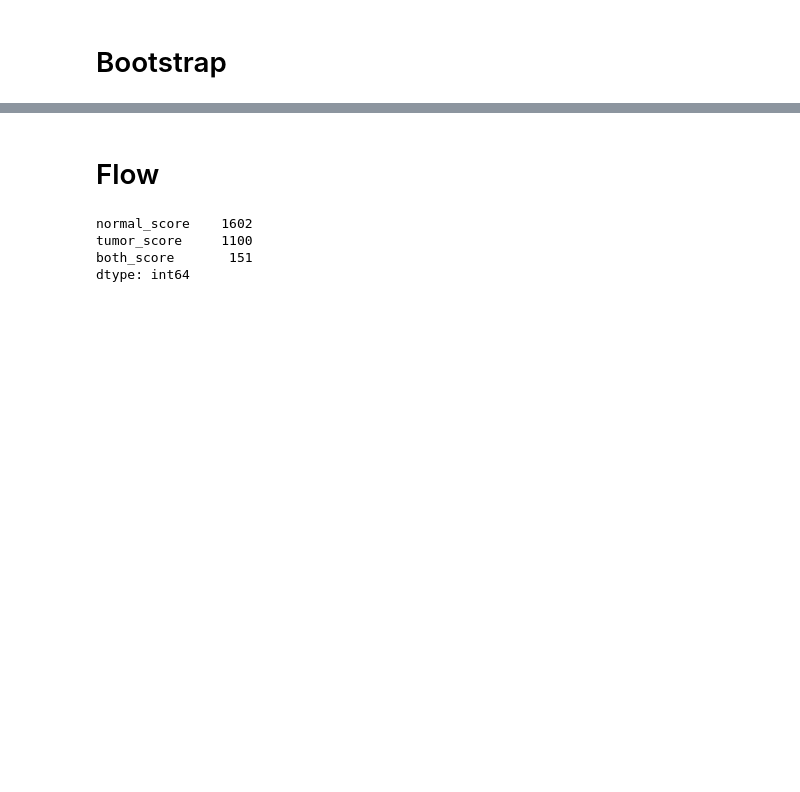
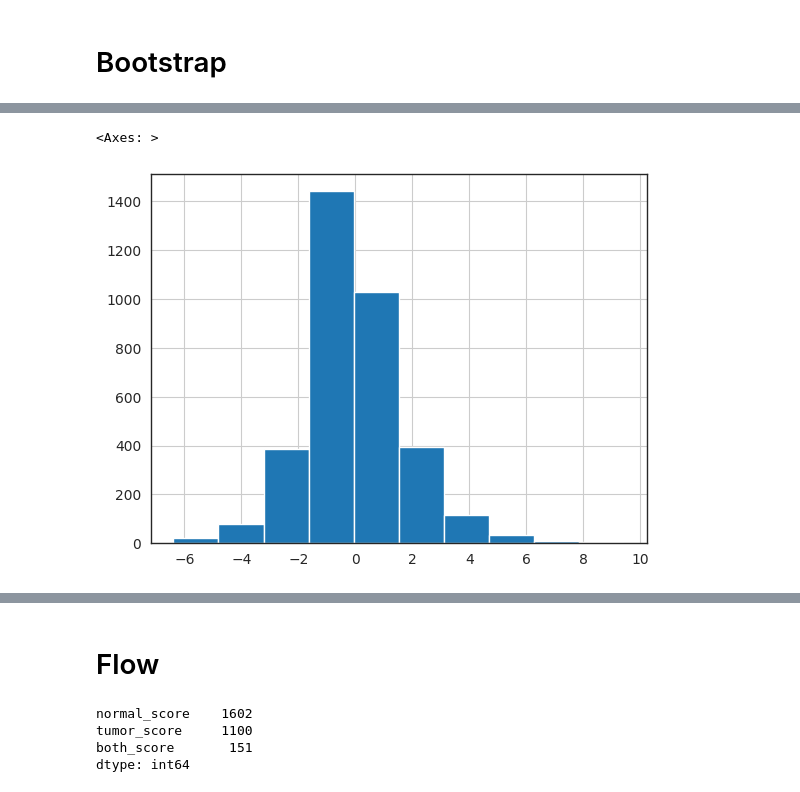
Before and after one commit to lorenzoamir/cci_circuits_paper_2025, a Jupyter notebook: code/notebook.ipynb, the cells around one changed output, grey strips where cells are left out. Cells and saved outputs as stored; diff of their text form; code cells hidden in the pictures; blank space fills up the shorter version.

```diff
--- a/code/notebook.ipynb
+++ b/code/notebook.ipynb
@@ -91,0 +131,5 @@ for n_genes in range(2,8):
+# %%
+btsp.hist()
+# %% [output]
+<Axes: >
+[figure, added]
```
Also changed, not shown: parts of 71 cells of this notebook, 7 other files.
